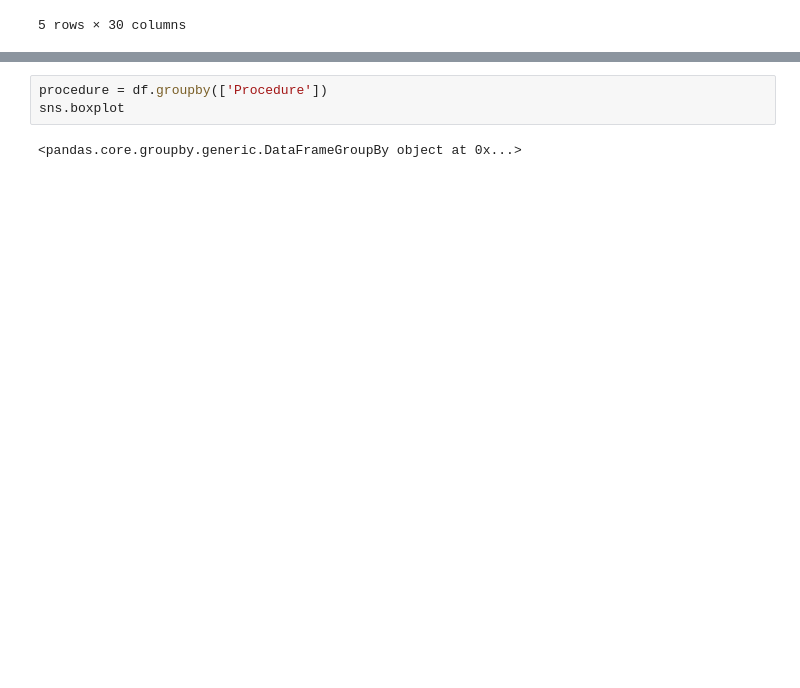
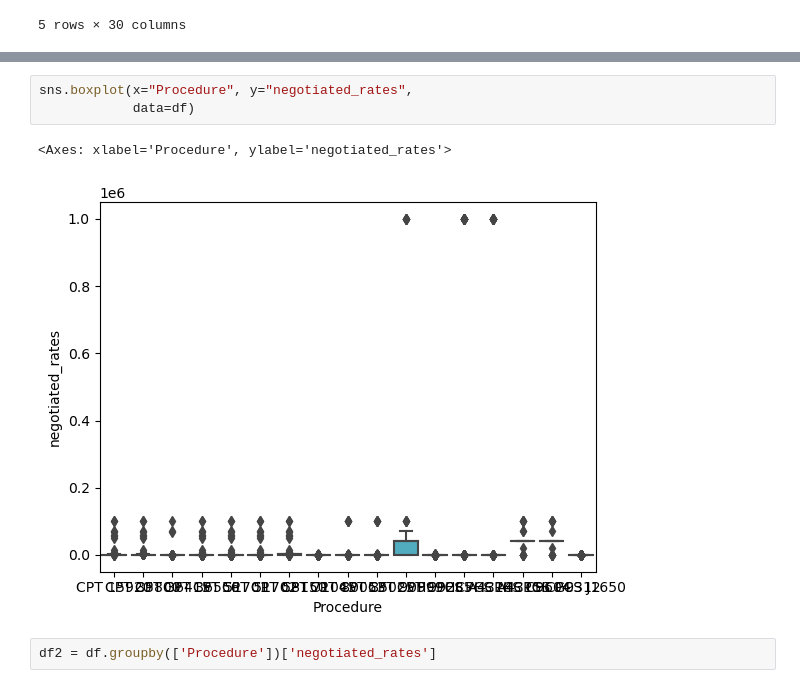
Before and after one commit to tennisvs/Springboard, a Jupyter notebook: Capstone/Capstone_Part_5_EDA.ipynb, the cells around one changed output, grey strips where cells are left out. Cells and saved outputs as stored; diff of their text form; blank space fills up the shorter version.

```diff
--- a/Capstone/Capstone_Part_5_EDA.ipynb
+++ b/Capstone/Capstone_Part_5_EDA.ipynb
@@ -574,5 +646,8 @@ memory usage: 2.7+ MB
+# %%
+sns.boxplot(x="Procedure", y="negotiated_rates",
+            data=df)
+# %% [output]
+<Axes: xlabel='Procedure', ylabel='negotiated_rates'>
+[figure, added]
 # %%
-procedure = df.groupby(['Procedure'])
-sns.boxplot
+df2 = df.groupby(['Procedure'])['negotiated_rates']
-# %% [output]
-<pandas.core.groupby.generic.DataFrameGroupBy object at 0x...>
```
Also changed, not shown: parts of 47 cells of this notebook, 2 other files.
